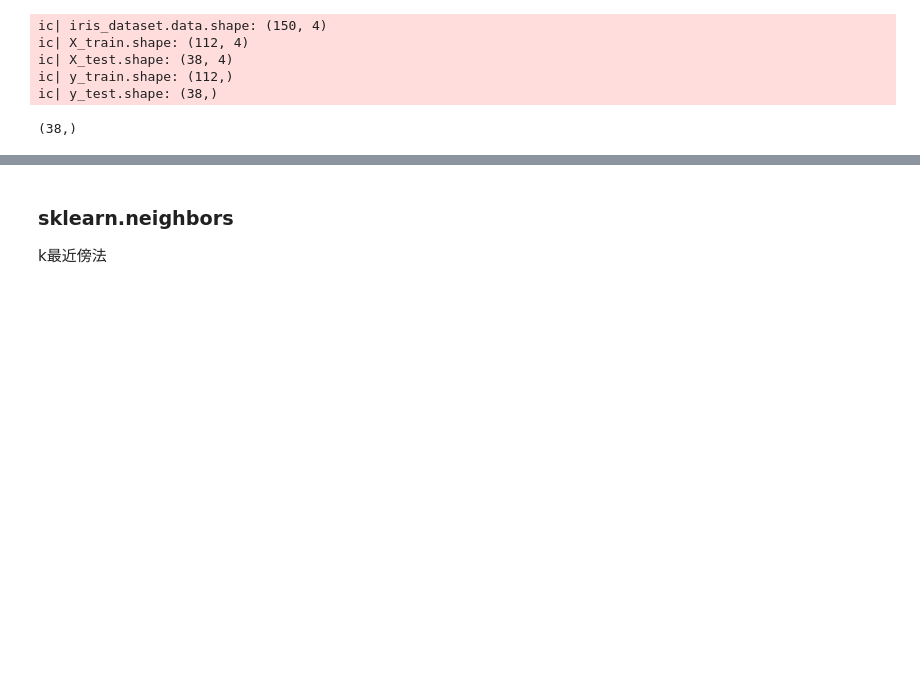
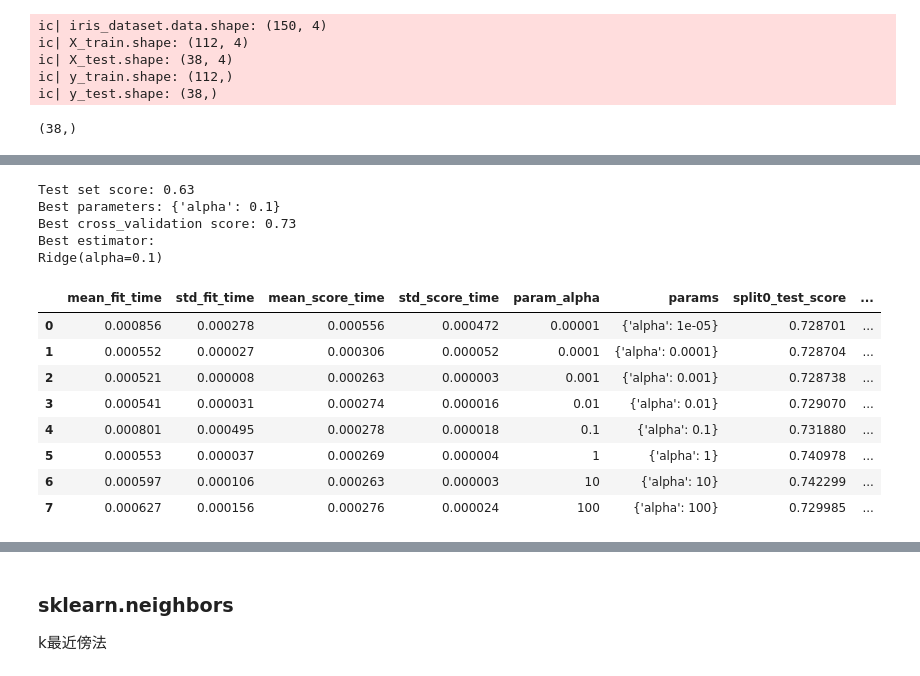
Before and after one commit to ponzu3847/cheat_sheets, a Jupyter notebook: sklearn.ipynb, the cells around one changed output, grey strips where cells are left out. Cells and saved outputs as stored; diff of their text form; code cells hidden in the pictures; blank space fills up the shorter version.

```diff
--- a/sklearn.ipynb
+++ b/sklearn.ipynb
@@ -295,0 +631,37 @@ ic| y_test.shape: (38,)
+# %%
+from sklearn.datasets import load_boston
+from sklearn.linear_model import Ridge
+from sklearn.model_selection import GridSearchCV,KFold,train_test_split
+import pandas as pd
+
+boston=load_boston()
+X_train,X_test,y_train,y_test=train_test_split(boston.data,boston.target,random_state=0)
+
+kf=KFold(n_splits=5,shuffle=True,random_state=0)
+param_grid={'alpha':[0.00001,0.0001,0.001,0.01,0.1,1,10,100]}
+grid_search=GridSearchCV(Ridge(),param_grid,cv=kf)
+
+grid_search.fit(X_train,y_train)
+
+print("Test set score: {:.2f}".format(grid_search.score(X_test,y_test)))
+print("Best parameters: {}".format(grid_search.best_params_))
+print("Best cross_validation score: {:.2f}".format(grid_search.best_score_))
+print("Best estimator:\n{}".format(grid_search.best_estimator_))
+
+results=pd.DataFrame(grid_search.cv_results_)
+display(results)
+# %% [output]
+Test set score: 0.63
+Best parameters: {'alpha': 0.1}
+Best cross_validation score: 0.73
+Best estimator:
+Ridge(alpha=0.1)
+|  | mean_fit_time | std_fit_time | mean_score_time | std_score_time | param_alpha | params | split0_test_score | ... |
+| 0 | 0.000856 | 0.000278 | 0.000556 | 0.000472 | 0.00001 | {'alpha': 1e-05} | 0.728701 | ... |
+| 1 | 0.000552 | 0.000027 | 0.000306 | 0.000052 | 0.0001 | {'alpha': 0.0001} | 0.728704 | ... |
+| 2 | 0.000521 | 0.000008 | 0.000263 | 0.000003 | 0.001 | {'alpha': 0.001} | 0.728738 | ... |
+| 3 | 0.000541 | 0.000031 | 0.000274 | 0.000016 | 0.01 | {'alpha': 0.01} | 0.729070 | ... |
+| 4 | 0.000801 | 0.000495 | 0.000278 | 0.000018 | 0.1 | {'alpha': 0.1} | 0.731880 | ... |
+| 5 | 0.000553 | 0.000037 | 0.000269 | 0.000004 | 1 | {'alpha': 1} | 0.740978 | ... |
+| 6 | 0.000597 | 0.000106 | 0.000263 | 0.000003 | 10 | {'alpha': 10} | 0.742299 | ... |
+| 7 | 0.000627 | 0.000156 | 0.000276 | 0.000024 | 100 | {'alpha': 100} | 0.729985 | ... |
```
Also changed, not shown: parts of 21 cells of this notebook, 2 other files.
